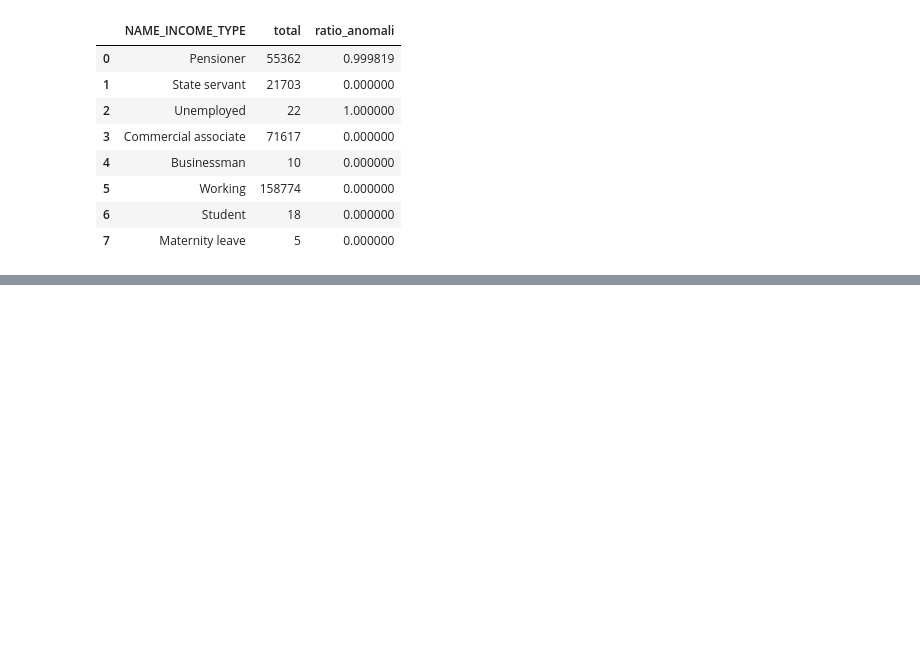
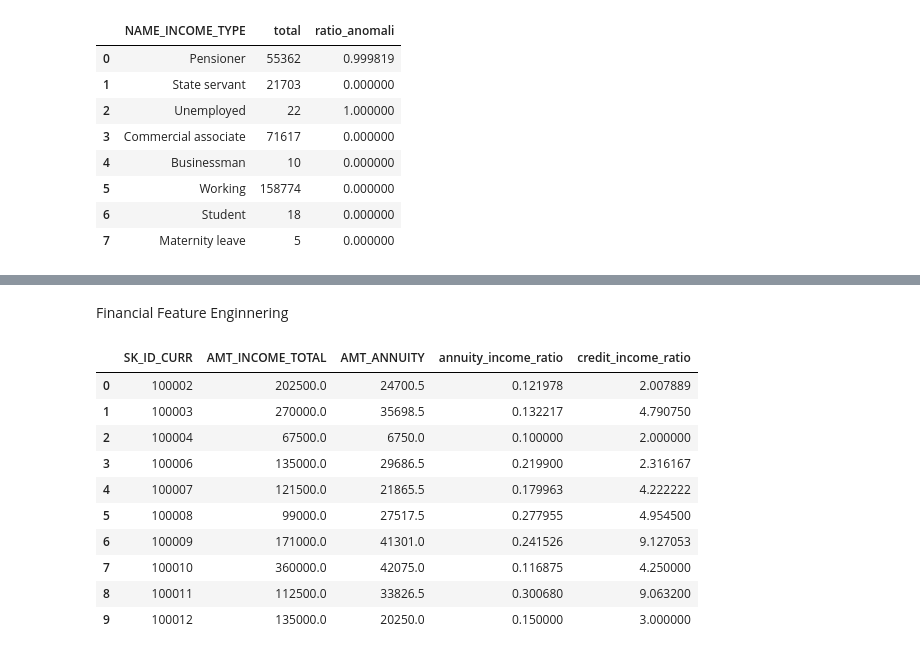
Before and after one commit to dimitrimovila/credit_risk_model, a Jupyter notebook: 01_eda_and_sql.ipynb, the cells around one changed output, grey strips where cells are left out. Cells and saved outputs as stored; diff of their text form; code cells hidden in the pictures; blank space fills up the shorter version.

```diff
--- a/01_eda_and_sql.ipynb
+++ b/01_eda_and_sql.ipynb
@@ -277,0 +421,31 @@ display(df_verification)
+# %% [markdown]
+Financial Feature Enginnering
+# %%
+# Calculating key financial ratios
+financial_ratios_query = """
+SELECT
+    SK_ID_CURR,
+    AMT_INCOME_TOTAL,
+    AMT_ANNUITY,
+    -- Annuity to Income ratio: how much of the salary goes to the loan?
+    AMT_ANNUITY / NULLIF(AMT_INCOME_TOTAL, 0) AS annuity_income_ratio,
+    -- Credit to Income ratio: how many years of salary to pay the full debt?
+    AMT_CREDIT / NULLIF(AMT_INCOME_TOTAL, 0) AS credit_income_ratio
+FROM app_train
+LIMIT 10;
+"""
+
+df_ratios = con.execute(financial_ratios_query).df()
+display(df_ratios)
+# %% [output]
+|  | SK_ID_CURR | AMT_INCOME_TOTAL | AMT_ANNUITY | annuity_income_ratio | credit_income_ratio |
+| 0 | 100002 | 202500.0 | 24700.5 | 0.121978 | 2.007889 |
+| 1 | 100003 | 270000.0 | 35698.5 | 0.132217 | 4.790750 |
+| 2 | 100004 | 67500.0 | 6750.0 | 0.100000 | 2.000000 |
+| 3 | 100006 | 135000.0 | 29686.5 | 0.219900 | 2.316167 |
+| 4 | 100007 | 121500.0 | 21865.5 | 0.179963 | 4.222222 |
+| 5 | 100008 | 99000.0 | 27517.5 | 0.277955 | 4.954500 |
+| 6 | 100009 | 171000.0 | 41301.0 | 0.241526 | 9.127053 |
+| 7 | 100010 | 360000.0 | 42075.0 | 0.116875 | 4.250000 |
+| 8 | 100011 | 112500.0 | 33826.5 | 0.300680 | 9.063200 |
+| 9 | 100012 | 135000.0 | 20250.0 | 0.150000 | 3.000000 |
```
Also changed, not shown: parts of 12 cells of this notebook.
